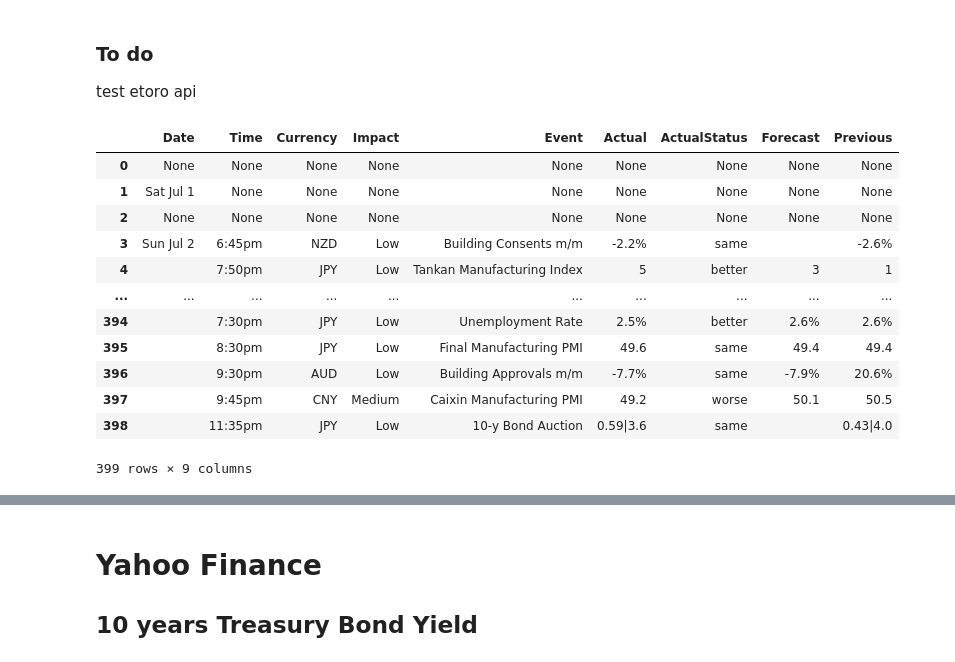
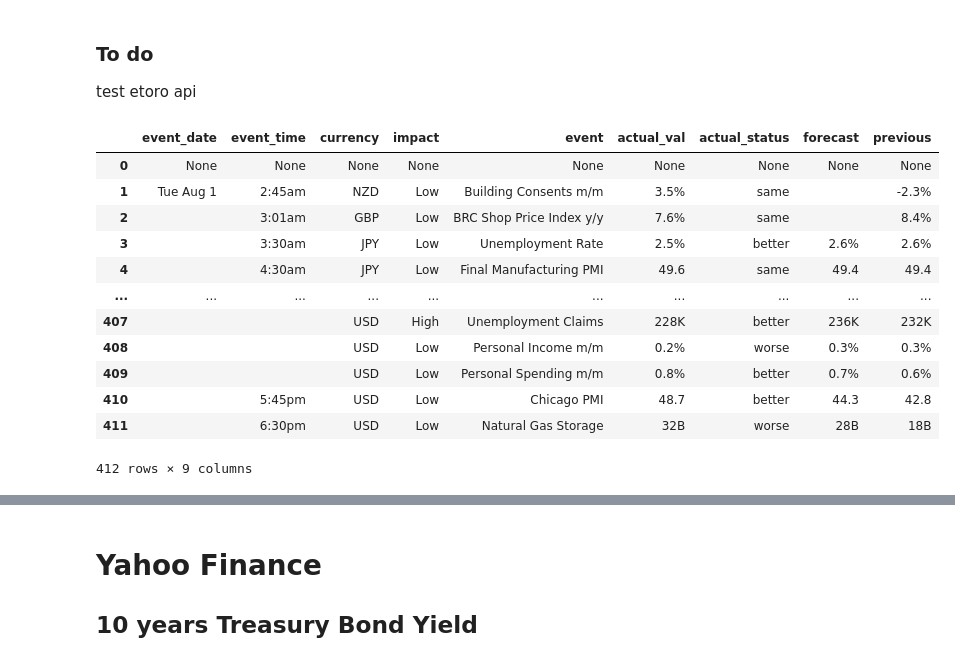
Before and after one commit to nicolas2192/zlatni_novac, a Jupyter notebook: notebooks/forexfactory.ipynb, the cells around one changed output, grey strips where cells are left out. Cells and saved outputs as stored; diff of their text form; code cells hidden in the pictures.

Commit message:
forex factory scraper notebook working. create py file

```diff
--- a/notebooks/forexfactory.ipynb
+++ b/notebooks/forexfactory.ipynb
@@ -187,22 +215,49 @@ def parse_forexfactory_calendar(raw_calendar, logger=logger):
 # %%
-def main():
-    # Setting logger object
-    logger = logger_settings()
+def forexfactory_calendar(logger):
+
+    now = datetime.datetime.now(datetime.timezone.utc).strftime("%Y%m%dT%H%M%SZ")
+    logging.info('Forex Factory Calendar.')
 
     # Setting main variables
-    logger.info('Initiating... Forex Factory Calendar')
-    url = 'https://www.forexfactory.com/calendar'
+    url = 'https://www.forexfactory.com/calendar?month=last'
     headers = {'User-Agent': 'Mozilla/5.0 (Windows NT 10.0; Win64; x64) AppleWebKit/537.36 (KHTML, like Gecko) Chrome/115.0.0.0 Safari/537.36'}
 
-    # Forex Factory
-    response = fetch_html(url, headers, logger=logger)
-    raw_calendar = parse_forexfactory_page(response, logger=logger)
+    # Fetching calendar data
+    response = fetch_html(url, headers, logger=logging)
+    raw_calendar = parse_forexfactory_page(response, logger=logging)
 
-    return raw_calendar
+    # Creating calendar table
+    df_calendar = parse_forexfactory_calendar(raw_calendar, logger=logging)
 
+    # Saving calendar as CSV
+    pathfile = f'ff_calendar_{now}.csv'
+    save_csv(df_calendar, pathfile, logger=logging)
 
-if __name__ == "__main__":
-    data = main()
+    return df_calendar
+# %%
+if __name__ == "__main__":
+
+    logging.basicConfig(level=logging.INFO, filename='ForexFactory.log', filemode='w',
+                        format='%(asctime)s :: %(name)s :: %(levelname)-8s :: %(message)s',
+                        datefmt='%Y-%m-%d %H:%M:%S')
+
+    ff_cal = forexfactory_calendar(logging)
+# %%
+ff_cal
+# %% [output]
+|  | event_date | event_time | currency | impact | event | actual_val | actual_status | forecast | previous |
+| 0 | None | None | None | None | None | None | None | None | None |
+| 1 | Tue Aug 1 | 2:45am | NZD | Low | Building Consents m/m | 3.5% | same |  | -2.3% |
+| 2 |  | 3:01am | GBP | Low | BRC Shop Price Index y/y | 7.6% | same |  | 8.4% |
+| 3 |  | 3:30am | JPY | Low | Unemployment Rate | 2.5% | better | 2.6% | 2.6% |
+| 4 |  | 4:30am | JPY | Low | Final Manufacturing PMI | 49.6 | same | 49.4 | 49.4 |
+| ... | ... | ... | ... | ... | ... | ... | ... | ... | ... |
+| 407 |  |  | USD | High | Unemployment Claims | 228K | better | 236K | 232K |
+| 408 |  |  | USD | Low | Personal Income m/m | 0.2% | worse | 0.3% | 0.3% |
+| 409 |  |  | USD | Low | Personal Spending m/m | 0.8% | better | 0.7% | 0.6% |
+| 410 |  | 5:45pm | USD | Low | Chicago PMI | 48.7 | better | 44.3 | 42.8 |
+| 411 |  | 6:30pm | USD | Low | Natural Gas Storage | 32B | worse | 28B | 18B |
+412 rows × 9 columns
 # %%
 # Crawler Class
 
@@ -372,19 +427,5 @@ table_headers = ['Date', 'Time', 'Currency', 'Impact', 'Event', 'Actual', 'Actua
 table_data = scraper._table_data
 df = pd.DataFrame(data=table_data, columns=table_headers)
 df
-# %% [output]
-|  | Date | Time | Currency | Impact | Event | Actual | ActualStatus | Forecast | Previous |
-| 0 | None | None | None | None | None | None | None | None | None |
-| 1 | Sat Jul 1 | None | None | None | None | None | None | None | None |
-| 2 | None | None | None | None | None | None | None | None | None |
-| 3 | Sun Jul 2 | 6:45pm | NZD | Low | Building Consents m/m | -2.2% | same |  | -2.6% |
-| 4 |  | 7:50pm | JPY | Low | Tankan Manufacturing Index | 5 | better | 3 | 1 |
-| ... | ... | ... | ... | ... | ... | ... | ... | ... | ... |
-| 394 |  | 7:30pm | JPY | Low | Unemployment Rate | 2.5% | better | 2.6% | 2.6% |
-| 395 |  | 8:30pm | JPY | Low | Final Manufacturing PMI | 49.6 | same | 49.4 | 49.4 |
-| 396 |  | 9:30pm | AUD | Low | Building Approvals m/m | -7.7% | same | -7.9% | 20.6% |
-| 397 |  | 9:45pm | CNY | Medium | Caixin Manufacturing PMI | 49.2 | worse | 50.1 | 50.5 |
-| 398 |  | 11:35pm | JPY | Low | 10-y Bond Auction | 0.59|3.6 | same |  | 0.43|4.0 |
-399 rows × 9 columns
 # %%
 df.to_csv('forex_factory_202307.csv', index=False)
```
Also changed, not shown: parts of 22 cells of this notebook, 6 other files.
